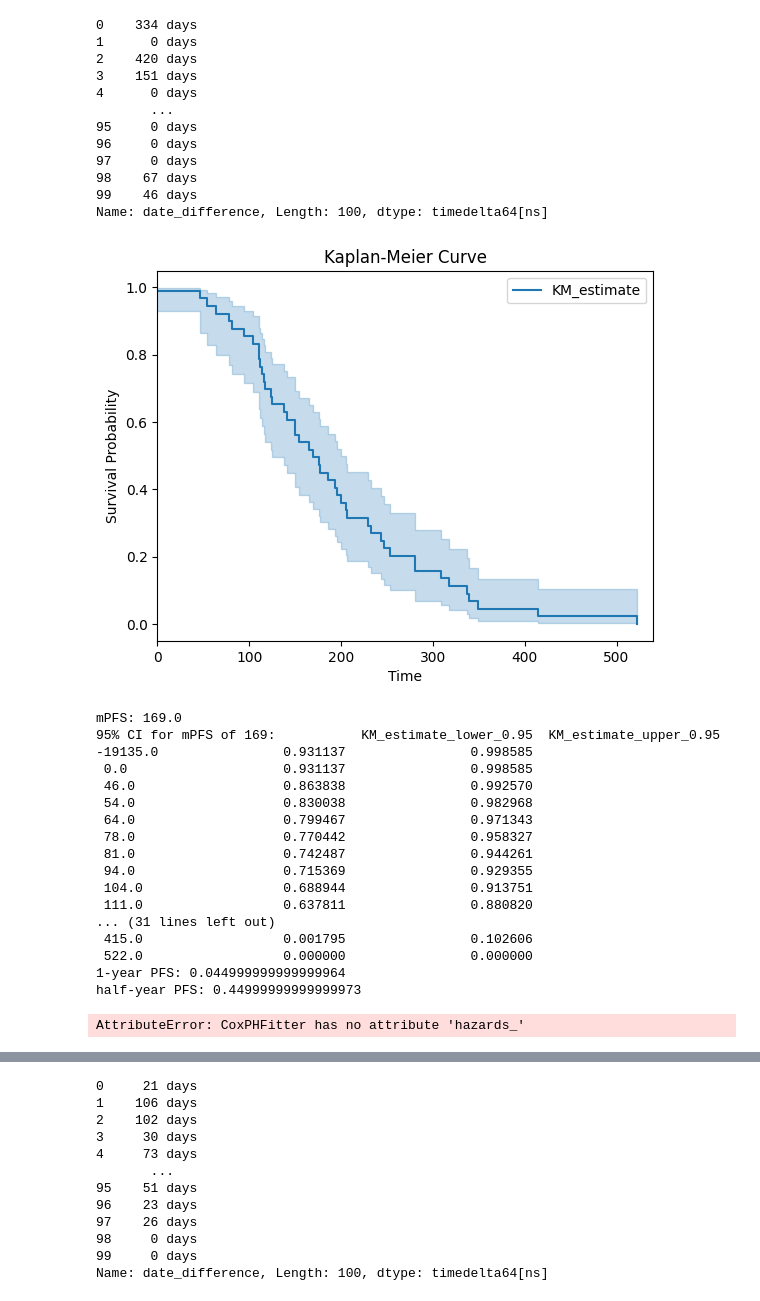
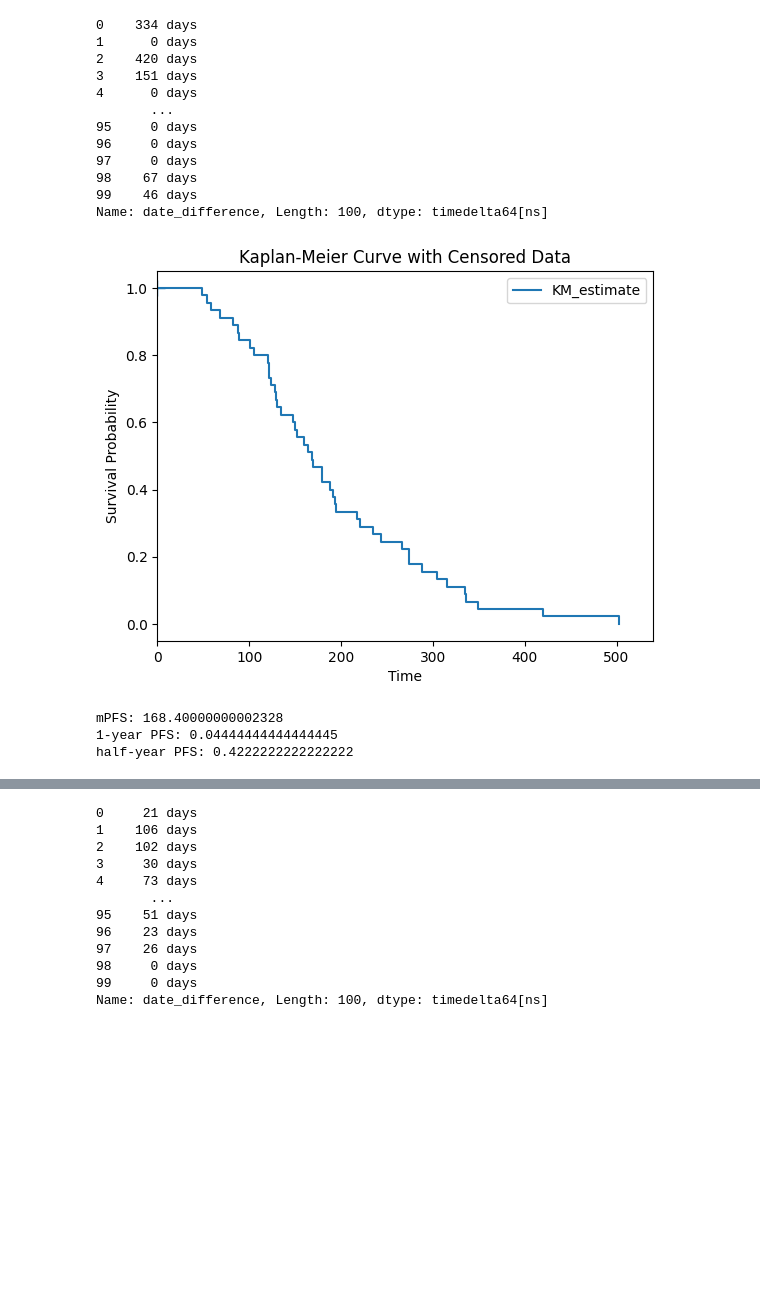
Before and after one commit to qiudongsong/-, a Jupyter notebook: 紫杉醇.ipynb, the cells around one changed output, grey strips where cells are left out. Saved outputs shown, nothing was run; the diff lists cells and outputs as text; code cells hidden in the pictures; blank space fills up the shorter version.

```diff
--- a/紫杉醇.ipynb
+++ b/紫杉醇.ipynb
@@ -539,7 +539,7 @@ Name: count, dtype: int64
 # %%
 data_pfs = {'date_column': 统计['PFS事件']}
 df_pfs = pd.DataFrame(data_pfs)
-df_pfs['date_column'] = pd.to_datetime(df_pfs['date_column']).dt.year*365+pd.to_datetime(df_pfs['date_column']).dt.month*28+pd.to_datetime(df_pfs['date_column']).dt.day
+df_pfs['date_column'] = pd.to_datetime(df_pfs['date_column']).dt.year*365+pd.to_datetime(df_pfs['date_column']).dt.month*30.4+pd.to_datetime(df_pfs['date_column']).dt.day
 print(df_pfs)
 统计['df_pfs']=df_pfs
 # %% [output]
@@ -560,7 +560,9 @@ print(df_pfs)
 # %%
 data_zsc = {'date_column': 统计['紫杉醇脂质体开始日期']}
 df_zsc = pd.DataFrame(data_zsc)
-df_zsc['date_column'] = pd.to_datetime(df_zsc['date_column']).dt.year*365+pd.to_datetime(df_zsc['date_column']).dt.month*28+pd.to_datetime(df_zsc['date_column']).dt.day
-print(df_zsc)
+df_zsc['date_column'] = pd.to_datetime(df_zsc['date_column']).dt.year*365+pd.to_datetime(df_zsc['date_column']).dt.month*30.4+pd.to_datetime(df_zsc['date_column']).dt.day
+#print(df_zsc)
 统计['df_zsc']=df_zsc
+统计['df_time']=统计['df_pfs']-统计['df_zsc']
+print(统计['df_time'])
 # %% [output]
@@ -615,60 +608,62 @@ print(PFS时间['date_difference'])
 Name: date_difference, Length: 100, dtype: timedelta64[ns]
 # %%
 import pandas as pd
+import matplotlib.pyplot as plt
 from lifelines import KaplanMeierFitter
 data = {
-    'time': 统计['df_time'],
-    'event': 统计['有无PFS事件']
+    'Time': 统计['df_time'],
+    'Event': 统计['有无PFS事件']
 }
 df = pd.DataFrame(data)
+# Create a new column for censoring information
+#df['Censor'] = np.where(df['event'] == 1, 1, 0)
 # Fit Kaplan-Meier estimator
 kmf = KaplanMeierFitter()
-kmf.fit(df['time'], event_observed=df['event'])
-# Generate KM curve
-kmf.plot()
+kmf.fit(df['Time'], event_observed=df['Event'])
+
+# Plot the KM curve
+kmf.plot(ci_show=False,show_censors=True)
+
+
+# Get censored data points
+#censored_times = df.loc[df['Event'] == 0, 'Time']
+
+#print(censored_times)
+
+# Customize the plot
 plt.xlim(0, 540)
 plt.xlabel('Time')
 plt.ylabel('Survival Probability')
-plt.title('Kaplan-Meier Curve')
+plt.title('Kaplan-Meier Curve with Censored Data')
+
+# Show the plot
 plt.show()
+
+
+
 
 mpfs = kmf.median_survival_time_
 
 # Print the mPFS
 print("mPFS:", mpfs)
 
 # Calculate 95% confidence interval
 #ci = kmf.confidence_interval_()
 #print("95% CI:", ci)
 
 ci = kmf.confidence_interval_
 
 # Print the 95% CI
-print("95% CI for mPFS of 169:", ci)
+#print("95% CI for mPFS of 169:", ci)
 
 pfs_1_year = kmf.predict(365)
 pfs_half_year = kmf.predict(182 )
 
 # Print the PFS values
 print("1-year PFS:", pfs_1_year)
 print("half-year PFS:", pfs_half_year)
 # %% [output]
-[figure, old version]
+[figure, new version]
-mPFS: 169.0
-95% CI for mPFS of 169:           KM_estimate_lower_0.95  KM_estimate_upper_0.95
--19135.0                0.931137                0.998585
- 0.0                    0.931137                0.998585
- 46.0                   0.863838                0.992570
- 54.0                   0.830038                0.982968
- 64.0                   0.799467                0.971343
- 78.0                   0.770442                0.958327
- 81.0                   0.742487                0.944261
- 94.0                   0.715369                0.929355
- 104.0                  0.688944                0.913751
- 111.0                  0.637811                0.880820
-... (31 lines left out)
- 415.0                  0.001795                0.102606
- 522.0                  0.000000                0.000000
-1-year PFS: 0.044999999999999964
-half-year PFS: 0.44999999999999973
+mPFS: 168.40000000002328
+1-year PFS: 0.04444444444444445
+half-year PFS: 0.4222222222222222
-AttributeError: CoxPHFitter has no attribute 'hazards_'
```
Also changed, not shown: parts of 10 cells of this notebook, 6 other files.
